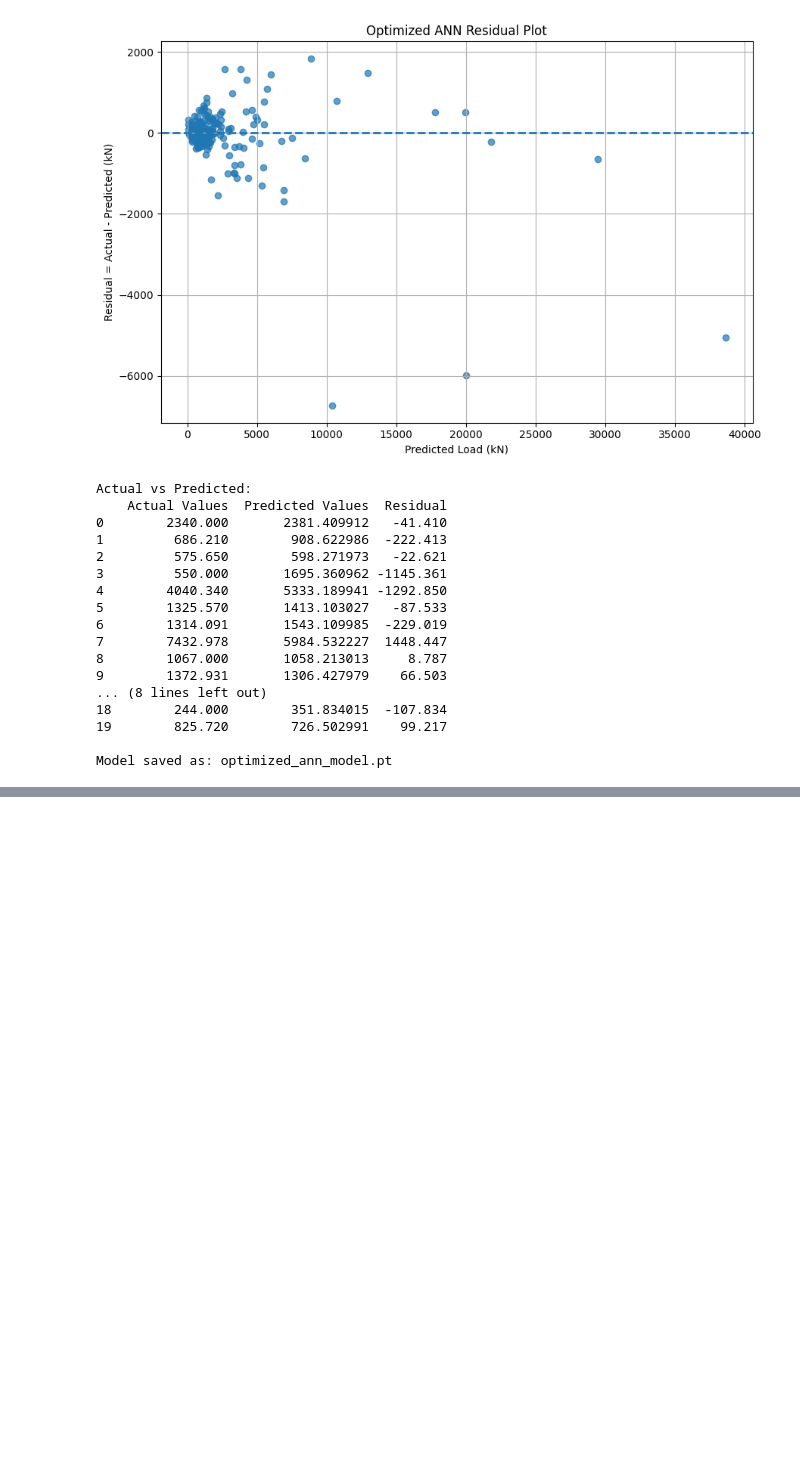
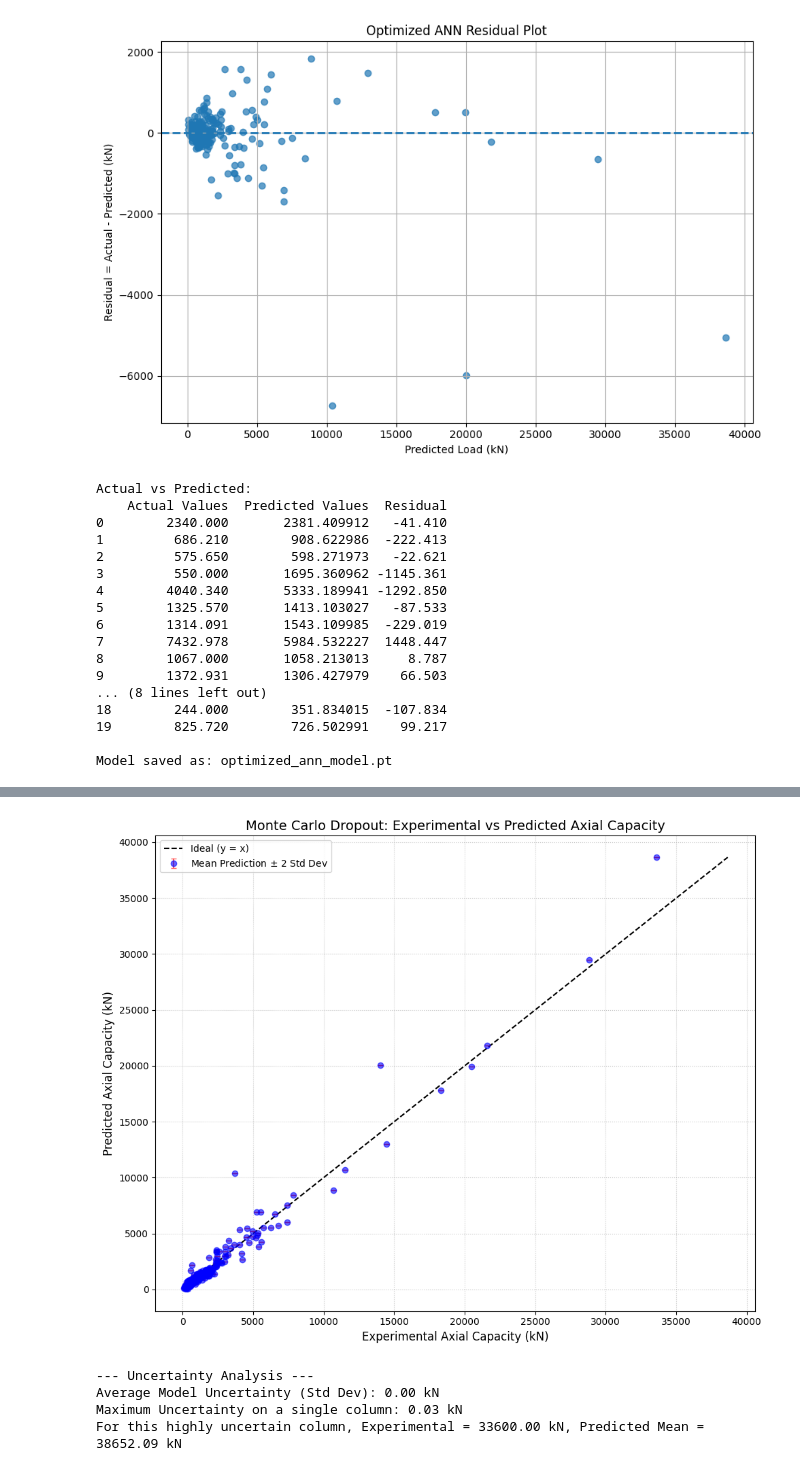
Before and after one commit to priyanshuiitbhu/Application-of-ML-PINNs-for-predicting-axial-loads-capacity-of-concrete-filled-steel-columns, a Jupyter notebook: ANN_PINNs.ipynb, the cells around one changed output, grey strips where cells are left out. Saved outputs shown, nothing was run; the diff lists cells and outputs as text; code cells hidden in the pictures; blank space fills up the shorter version.

```diff
--- a/ANN_PINNs.ipynb
+++ b/ANN_PINNs.ipynb
@@ -789,0 +864,71 @@ Model saved as: optimized_ann_model.pt
+# %%
+# Generate predictions in the standardized target scale.
+mean_capacity, uncertainty = mc_dropout_predict(
+    model,
+    x_test_tensor,
+    num_samples=100,
+)
+
+# Convert the predictive mean and uncertainty to the original kN scale.
+mean_capacity = y_scaler.inverse_transform(
+    mean_capacity.reshape(-1, 1)
+).ravel()
+uncertainty = uncertainty * y_scaler.scale_[0]
+actual_capacity = np.asarray(y_test).ravel()
+
+plt.figure(figsize=(10, 8))
+
+max_val = max(actual_capacity.max(), mean_capacity.max())
+plt.plot(
+    [0, max_val],
+    [0, max_val],
+    color="black",
+    linestyle="--",
+    label="Ideal (y = x)",
+)
+
+plt.errorbar(
+    actual_capacity,
+    mean_capacity,
+    yerr=2 * uncertainty,
+    fmt="o",
+    ecolor="red",
+    capsize=3,
+    alpha=0.6,
+    markerfacecolor="blue",
+    markeredgecolor="blue",
+    label=r"Mean Prediction $\pm$ 2 Std Dev",
+)
+
+plt.title(
+    "Monte Carlo Dropout: Experimental vs Predicted Axial Capacity",
+    fontsize=14,
+)
+plt.xlabel("Experimental Axial Capacity (kN)", fontsize=12)
+plt.ylabel("Predicted Axial Capacity (kN)", fontsize=12)
+plt.legend()
+plt.grid(True, linestyle=":", alpha=0.7)
+plt.tight_layout()
+plt.show()
+
+max_uncertainty_idx = np.argmax(uncertainty)
+print("--- Uncertainty Analysis ---")
+print(
+    f"Average Model Uncertainty (Std Dev): "
+    f"{np.mean(uncertainty):.2f} kN"
+)
+print(
+    f"Maximum Uncertainty on a single column: "
+    f"{uncertainty[max_uncertainty_idx]:.2f} kN"
+)
+print(
+    "For this highly uncertain column, "
+    f"Experimental = {actual_capacity[max_uncertainty_idx]:.2f} kN, "
+    f"Predicted Mean = {mean_capacity[max_uncertainty_idx]:.2f} kN"
+)
+# %% [output]
+[figure, added]
+--- Uncertainty Analysis ---
+Average Model Uncertainty (Std Dev): 0.00 kN
+Maximum Uncertainty on a single column: 0.03 kN
+For this highly uncertain column, Experimental = 33600.00 kN, Predicted Mean = 38652.09 kN
```
Also changed, not shown: parts of 9 cells of this notebook.
